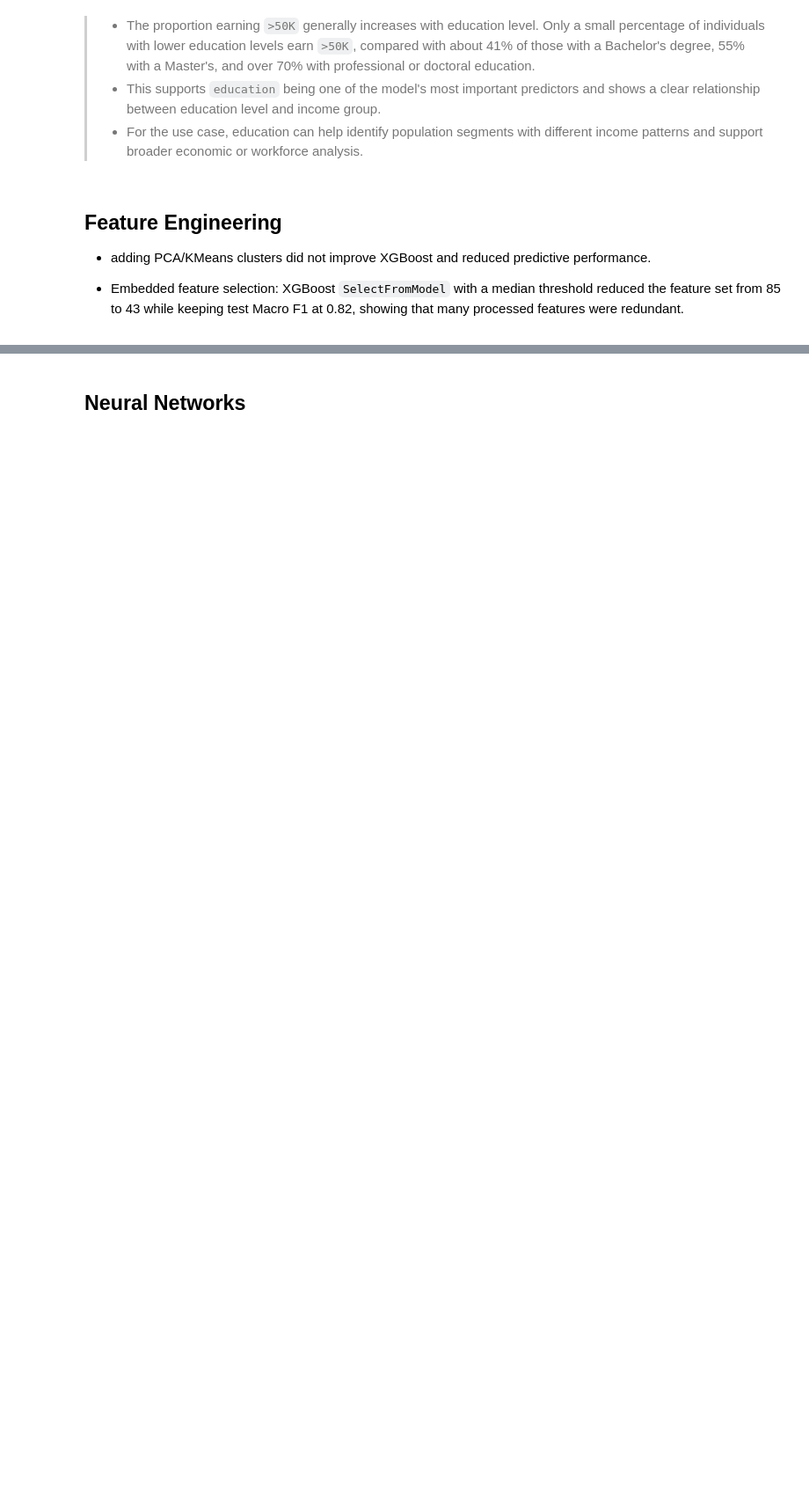
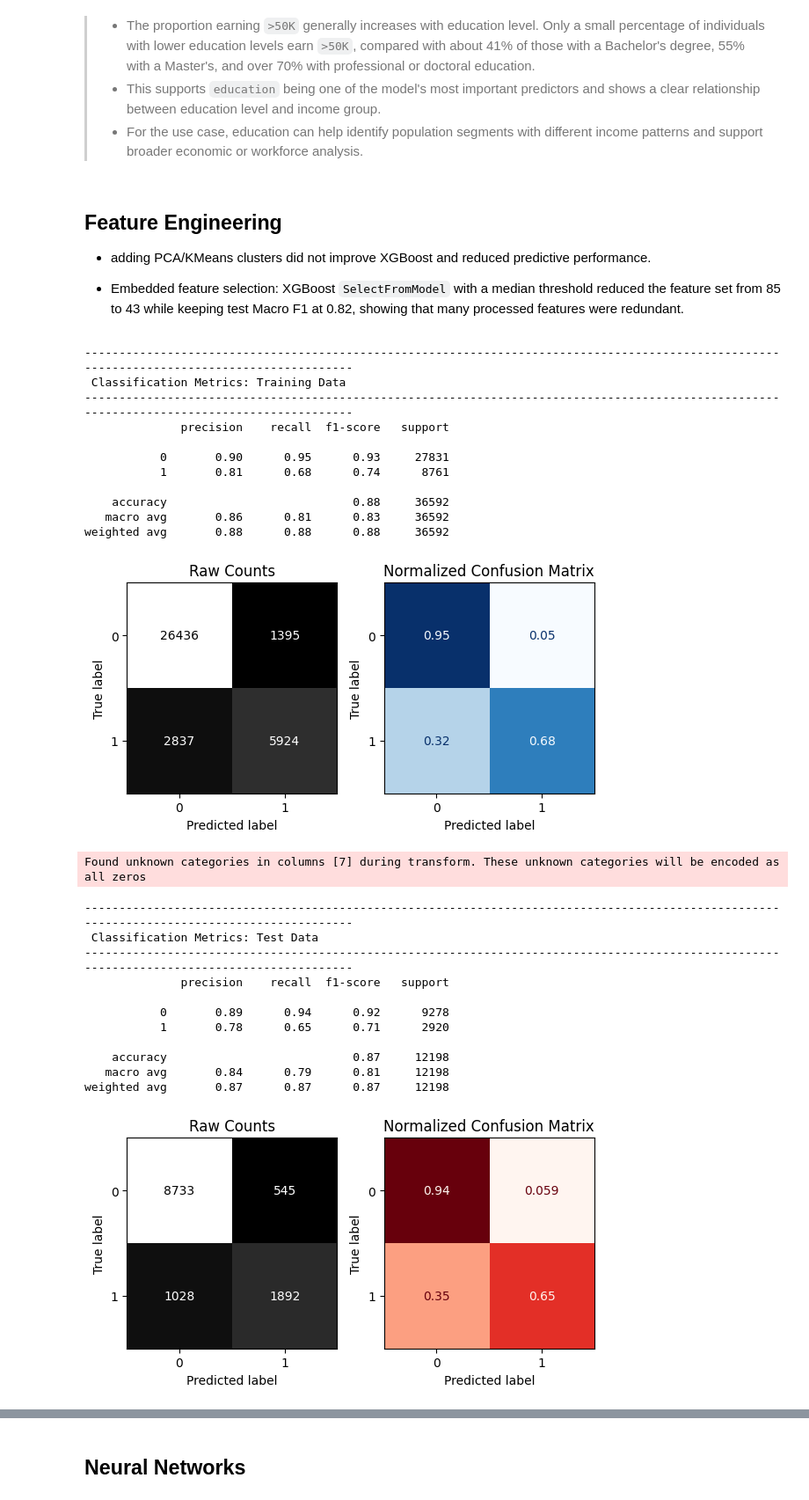
Before and after one commit to swirita/Adult-Income-Prediction, a Jupyter notebook: Adult_Income_Prediction.ipynb, the cells around one changed output, grey strips where cells are left out. Shown at 88% size. Cells and saved outputs as stored; diff of their text form; code cells hidden in the pictures; blank space fills up the shorter version.

Commit message:
Feature Engineering

```diff
--- a/Adult_Income_Prediction.ipynb
+++ b/Adult_Income_Prediction.ipynb
@@ -556,7 +556,11 @@ y_test_encoded = label_encoder.transform(y_test)
 education_order = ['Preschool', '1st-4th', '5th-6th', '7th-8th', '9th', '10th', '11th', '12th', 'HS-grad',
                   'Some-college', 'Assoc-voc', 'Assoc-acdm', 'Bachelors', 'Masters', 'Prof-school', 'Doctorate']
 
-ord_tuple = ('Ordinal', OrdinalEncoder(categories=[education_order]), ['education'])
+ord_pipe= make_pipeline(
+    OrdinalEncoder(categories=[education_order]),
+    StandardScaler())
+
+ord_tuple = ('Ordinal', ord_pipe, ['education'])
 
 # Nominal
 ohe_cols = (X_train.select_dtypes(include='object').columns.drop('education'))
@@ -1250,3 +1162,30 @@ plot_income_by_feature(df, 'education', figsize=(13, 7))
 - adding PCA/KMeans clusters did not improve XGBoost and reduced predictive performance.
 
 - Embedded feature selection: XGBoost `SelectFromModel` with a median threshold reduced the feature set from 85 to 43 while keeping test Macro F1 at 0.82, showing that many processed features were redundant.
+# %%
+def engineer_features(X):
+    X = X.copy()
+
+    # 1. Drop fnlwgt: survey weight, not a real feature
+    X = X.drop(columns=['fnlwgt'])
+
+    # 2. Capital gain/loss: flags + net
+    X['has_capital_gain'] = (X['capital-gain'] > 0).astype(int)
+    X['has_capital_loss'] = (X['capital-loss'] > 0).astype(int)
+    X['net_capital'] = X['capital-gain'] - X['capital-loss']
+
+    # 3. Interaction features
+    X['age_x_hours'] = X['age'] * X['hours-per-week']
+    X['education_occupation'] = X['education'].astype(str) + '_' + X['occupation'].astype(str)
+
+    # is_married collapsed from marital-status
+    married_statuses = ['Married-civ-spouse', 'Married-AF-spouse']
+    X['is_married'] = X['marital-status'].isin(married_statuses).astype(int)
+
+    # 4. native-country: bucket to US / Non-US (swap for target-encoding if you want more signal)
+    X['native-country'] = np.where(X['native-country'] == 'United-States', 'US', 'Non-US')
+
+    return X
+
+X_train_fe = engineer_features(X_train)
+X_test_fe = engineer_features(X_test)
@@ -1252,0 +1235,38 @@ plot_income_by_feature(df, 'education', figsize=(13, 7))
+# %%
+xgb_fe = XGBClassifier(random_state=42,
+                        learning_rate=0.1,
+                        max_depth=5,
+                        n_estimators=200,
+                        subsample=0.8,
+                        colsample_bytree=0.8)
+
+xgb_pipe_fe = make_pipeline(preprocessor_fe, xgb_fe)
+xgb_pipe_fe.fit(X_train_fe, y_train_encoded)
+
+evaluate_classification(xgb_pipe_fe, X_train_fe, y_train_encoded, X_test_fe, y_test_encoded)
+# %% [output]
+--------------------------------------------------------------------------------------------------------------------------------------------
+ Classification Metrics: Training Data
+--------------------------------------------------------------------------------------------------------------------------------------------
+              precision    recall  f1-score   support
+
+           0       0.90      0.95      0.93     27831
+           1       0.81      0.68      0.74      8761
+
+    accuracy                           0.88     36592
+   macro avg       0.86      0.81      0.83     36592
+weighted avg       0.88      0.88      0.88     36592
+[figure, added]
+Found unknown categories in columns [7] during transform. These unknown categories will be encoded as all zeros
+--------------------------------------------------------------------------------------------------------------------------------------------
+ Classification Metrics: Test Data
+--------------------------------------------------------------------------------------------------------------------------------------------
+              precision    recall  f1-score   support
+
+           0       0.89      0.94      0.92      9278
+           1       0.78      0.65      0.71      2920
+
+    accuracy                           0.87     12198
+   macro avg       0.84      0.79      0.81     12198
+weighted avg       0.87      0.87      0.87     12198
+[figure, added]
```
Also changed, not shown: parts of 38 cells of this notebook.
